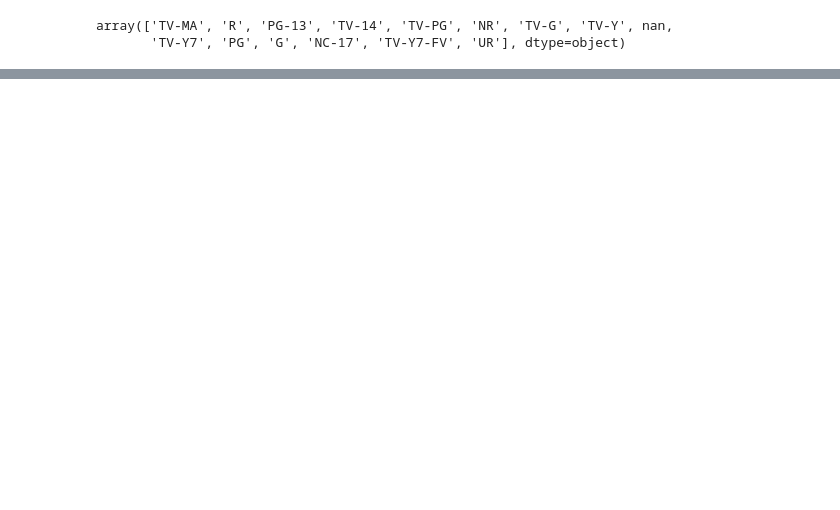
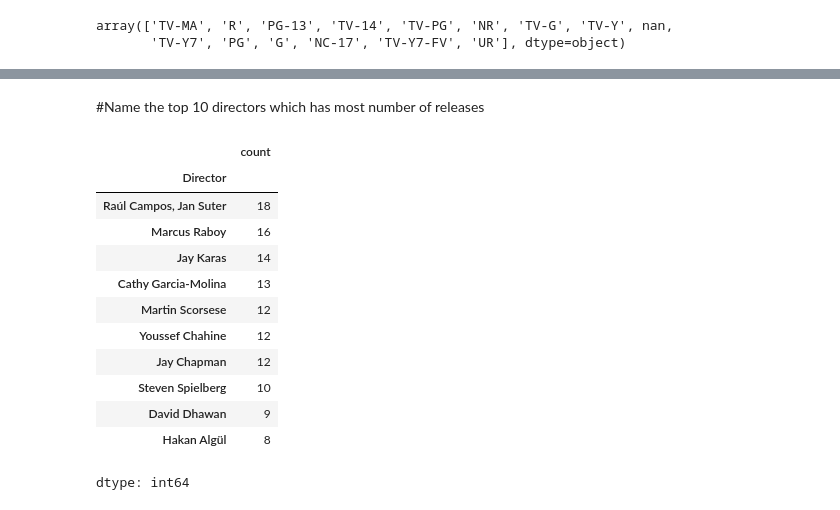
Before and after one commit to Divyam-Deep/Netflix-Analysis, a Jupyter notebook: Netflix.ipynb, the cells around one changed output, grey strips where cells are left out. Cells and saved outputs as stored; diff of their text form; code cells hidden in the pictures; blank space fills up the shorter version.

```diff
--- a/Netflix.ipynb
+++ b/Netflix.ipynb
@@ -339,0 +325,19 @@ data.head(1)
+# %% [markdown]
+#Name the top 10 directors which has most number of releases
+# %%
+top_directors= data.Director.value_counts().head(10).sort_values(ascending=False)
+top_directors
+# %% [output]
+|  | count |
+| Director |  |
+| Raúl Campos, Jan Suter | 18 |
+| Marcus Raboy | 16 |
+| Jay Karas | 14 |
+| Cathy Garcia-Molina | 13 |
+| Martin Scorsese | 12 |
+| Youssef Chahine | 12 |
+| Jay Chapman | 12 |
+| Steven Spielberg | 10 |
+| David Dhawan | 9 |
+| Hakan Algül | 8 |
+dtype: int64
```
Also changed, not shown: parts of 48 cells of this notebook.
